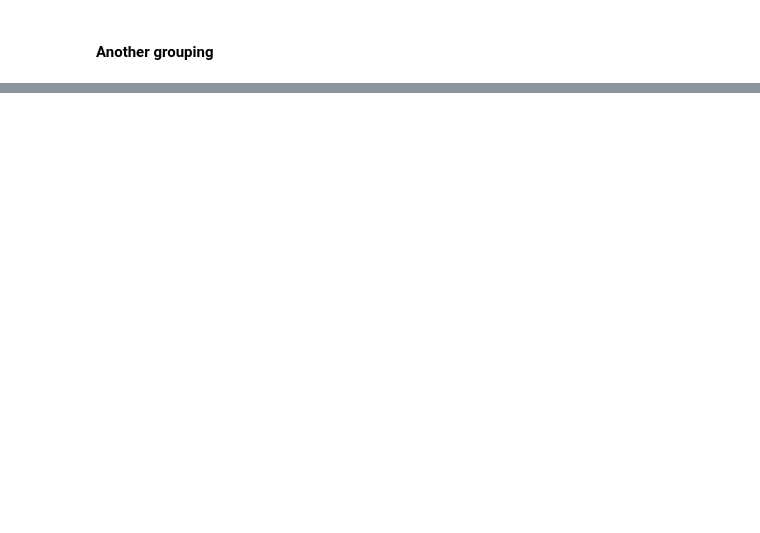
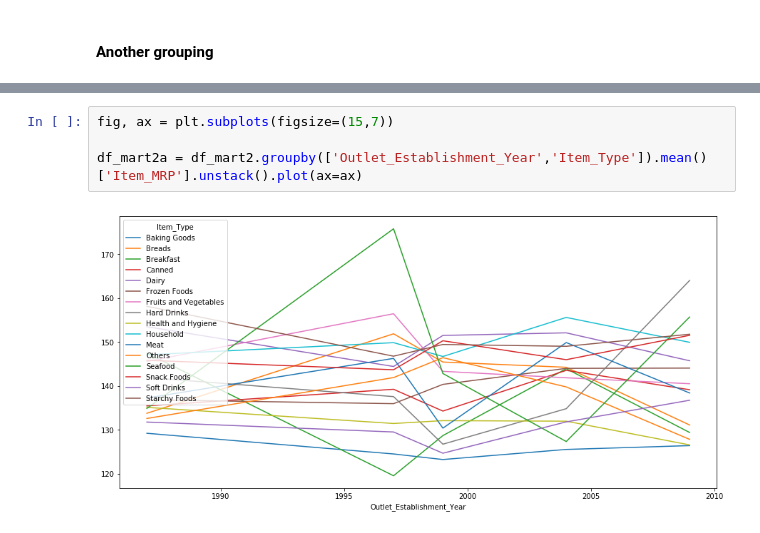
Before and after one commit to UzoArthur/I-am-new-here, a Jupyter notebook: Big Mart Data Analysis-checkpoint.ipynb, the cells around one changed output, grey strips where cells are left out. Drawn from its saved outputs; the diff is of its cells as text; blank space fills up the shorter version.

```diff
--- a/Big Mart Data Analysis-checkpoint.ipynb
+++ b/Big Mart Data Analysis-checkpoint.ipynb
@@ -517,0 +525,6 @@ plt.show()
+# %%
+fig, ax = plt.subplots(figsize=(15,7))
+
+df_mart2a = df_mart2.groupby(['Outlet_Establishment_Year','Item_Type']).mean()['Item_MRP'].unstack().plot(ax=ax)
+# %% [output]
+[figure, added]
```
Also changed, not shown: parts of 59 cells of this notebook.
